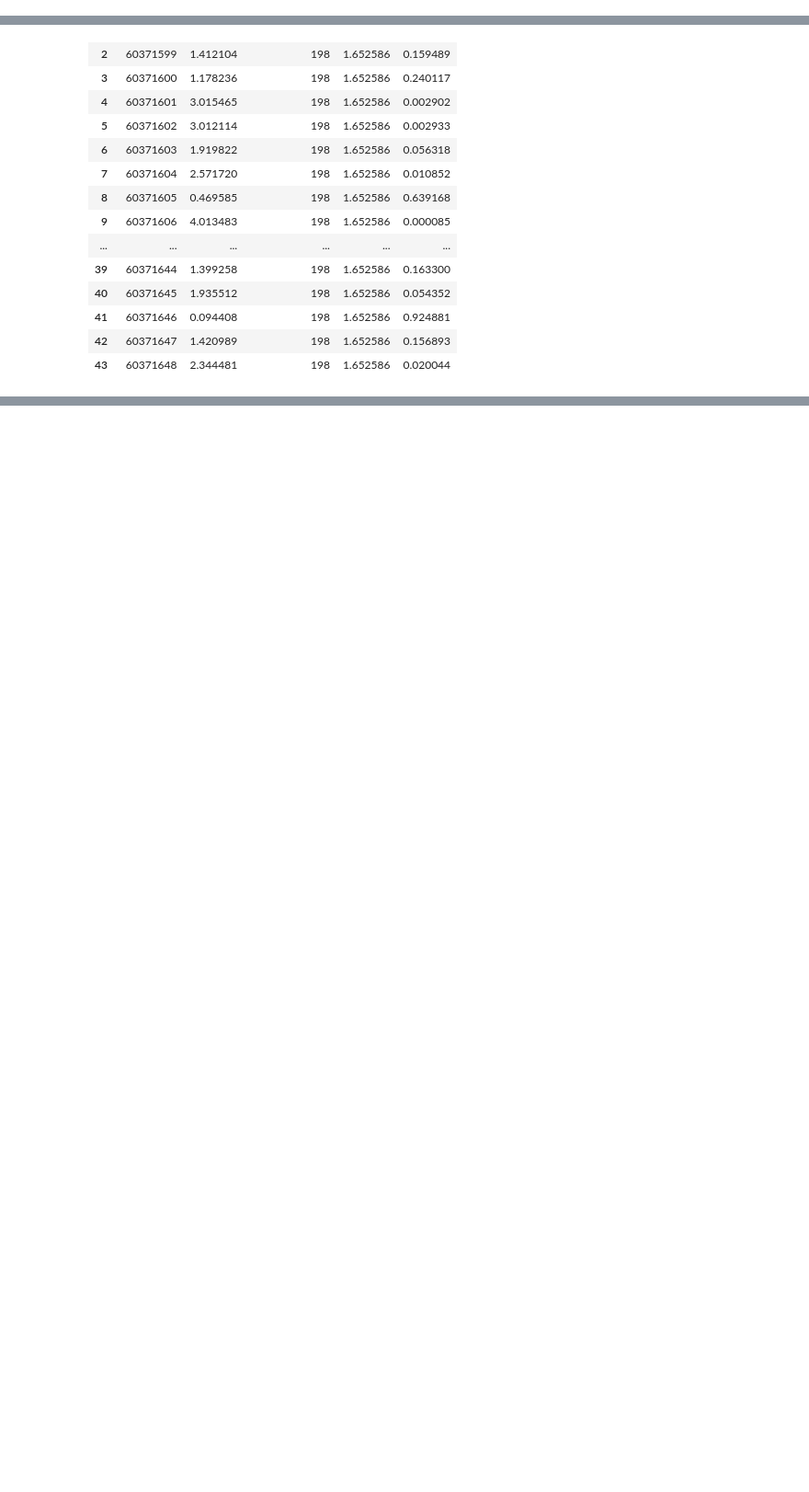
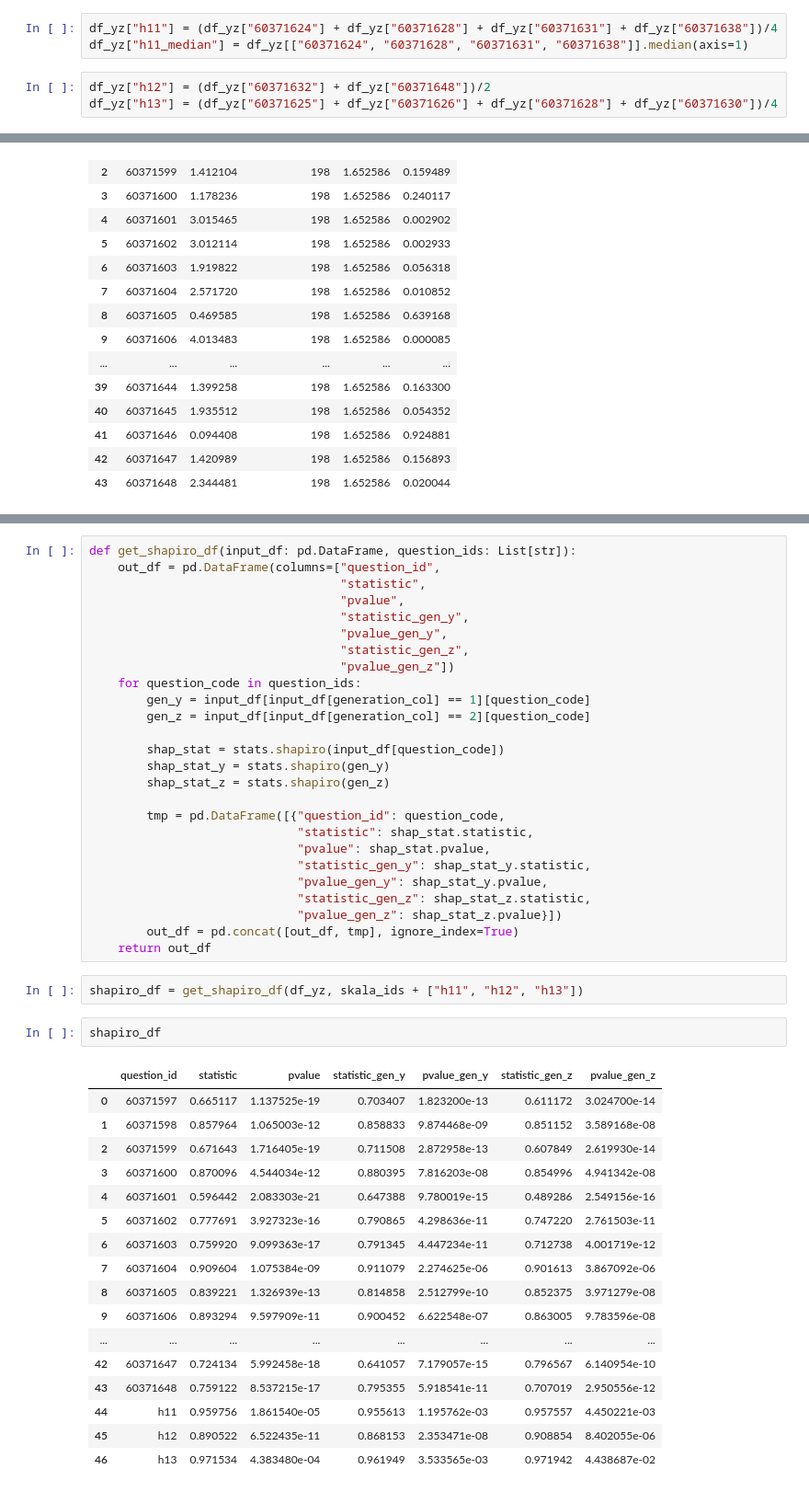
Before and after one commit to yoDa666/piaMaster, a Jupyter notebook: piaMaster/piaMaster_statistic.ipynb, the cells around one changed output, grey strips where cells are left out. Shown at 92% size. Cells and saved outputs as stored; diff of their text form; blank space fills up the shorter version.

```diff
--- a/piaMaster/piaMaster_statistic.ipynb
+++ b/piaMaster/piaMaster_statistic.ipynb
@@ -59,3 +59,9 @@ df_yz.head()
 | 3 | 4 | 5 | 4 | 5 | 4 | 4 | 4 | 4 | 2 | 3 | ... |
 | 4 | 5 | 5 | 4 | 5 | 3 | 5 | 5 | 4 | 3 | 4 | ... |
 5 rows × 56 columns
+# %%
+df_yz["h11"] = (df_yz["60371624"] + df_yz["60371628"] + df_yz["60371631"] + df_yz["60371638"])/4
+df_yz["h11_median"] = df_yz[["60371624", "60371628", "60371631", "60371638"]].median(axis=1)
+# %%
+df_yz["h12"] = (df_yz["60371632"] + df_yz["60371648"])/2
+df_yz["h13"] = (df_yz["60371625"] + df_yz["60371626"] + df_yz["60371628"] + df_yz["60371630"])/4
@@ -651,0 +724,48 @@ display(student_t_df)
+# %%
+def get_shapiro_df(input_df: pd.DataFrame, question_ids: List[str]):
+    out_df = pd.DataFrame(columns=["question_id",
+                                   "statistic",
+                                   "pvalue",
+                                   "statistic_gen_y",
+                                   "pvalue_gen_y",
+                                   "statistic_gen_z",
+                                   "pvalue_gen_z"])
+    for question_code in question_ids:
+        gen_y = input_df[input_df[generation_col] == 1][question_code]
+        gen_z = input_df[input_df[generation_col] == 2][question_code]
+
+        shap_stat = stats.shapiro(input_df[question_code])
+        shap_stat_y = stats.shapiro(gen_y)
+        shap_stat_z = stats.shapiro(gen_z)
+
+        tmp = pd.DataFrame([{"question_id": question_code,
+                             "statistic": shap_stat.statistic,
+                             "pvalue": shap_stat.pvalue,
+                             "statistic_gen_y": shap_stat_y.statistic,
+                             "pvalue_gen_y": shap_stat_y.pvalue,
+                             "statistic_gen_z": shap_stat_z.statistic,
+                             "pvalue_gen_z": shap_stat_z.pvalue}])
+        out_df = pd.concat([out_df, tmp], ignore_index=True)
+    return out_df
+# %%
+shapiro_df = get_shapiro_df(df_yz, skala_ids + ["h11", "h12", "h13"])
+# %%
+shapiro_df
+# %% [output]
+|  | question_id | statistic | pvalue | statistic_gen_y | pvalue_gen_y | statistic_gen_z | pvalue_gen_z |
+| 0 | 60371597 | 0.665117 | 1.137525e-19 | 0.703407 | 1.823200e-13 | 0.611172 | 3.024700e-14 |
+| 1 | 60371598 | 0.857964 | 1.065003e-12 | 0.858833 | 9.874468e-09 | 0.851152 | 3.589168e-08 |
+| 2 | 60371599 | 0.671643 | 1.716405e-19 | 0.711508 | 2.872958e-13 | 0.607849 | 2.619930e-14 |
+| 3 | 60371600 | 0.870096 | 4.544034e-12 | 0.880395 | 7.816203e-08 | 0.854996 | 4.941342e-08 |
+| 4 | 60371601 | 0.596442 | 2.083303e-21 | 0.647388 | 9.780019e-15 | 0.489286 | 2.549156e-16 |
+| 5 | 60371602 | 0.777691 | 3.927323e-16 | 0.790865 | 4.298636e-11 | 0.747220 | 2.761503e-11 |
+| 6 | 60371603 | 0.759920 | 9.099363e-17 | 0.791345 | 4.447234e-11 | 0.712738 | 4.001719e-12 |
+| 7 | 60371604 | 0.909604 | 1.075384e-09 | 0.911079 | 2.274625e-06 | 0.901613 | 3.867092e-06 |
+| 8 | 60371605 | 0.839221 | 1.326939e-13 | 0.814858 | 2.512799e-10 | 0.852375 | 3.971279e-08 |
+| 9 | 60371606 | 0.893294 | 9.597909e-11 | 0.900452 | 6.622548e-07 | 0.863005 | 9.783596e-08 |
+| ... | ... | ... | ... | ... | ... | ... | ... |
+| 42 | 60371647 | 0.724134 | 5.992458e-18 | 0.641057 | 7.179057e-15 | 0.796567 | 6.140954e-10 |
+| 43 | 60371648 | 0.759122 | 8.537215e-17 | 0.795355 | 5.918541e-11 | 0.707019 | 2.950556e-12 |
+| 44 | h11 | 0.959756 | 1.861540e-05 | 0.955613 | 1.195762e-03 | 0.957557 | 4.450221e-03 |
+| 45 | h12 | 0.890522 | 6.522435e-11 | 0.868153 | 2.353471e-08 | 0.908854 | 8.402055e-06 |
+| 46 | h13 | 0.971534 | 4.383480e-04 | 0.961949 | 3.533565e-03 | 0.971942 | 4.438687e-02 |
```
Also changed, not shown: parts of 30 cells of this notebook, 1 other file.
